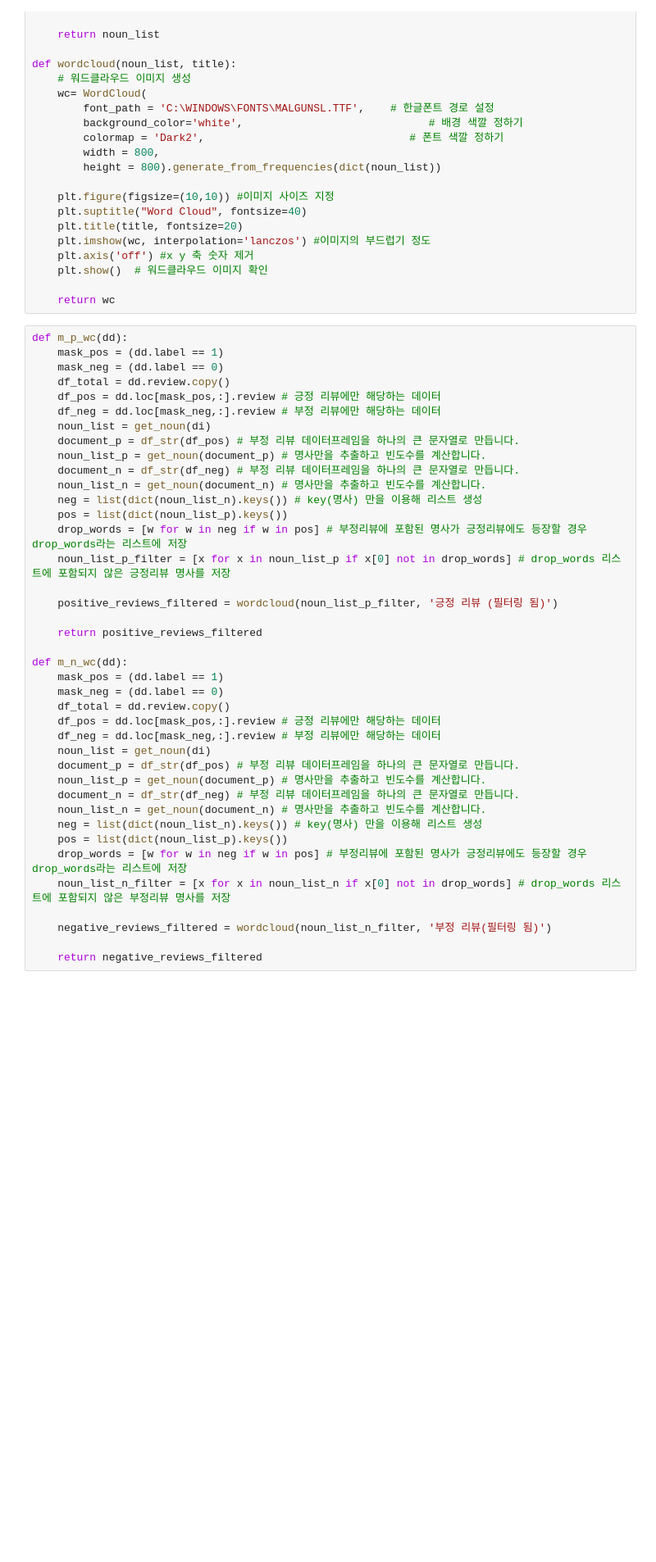
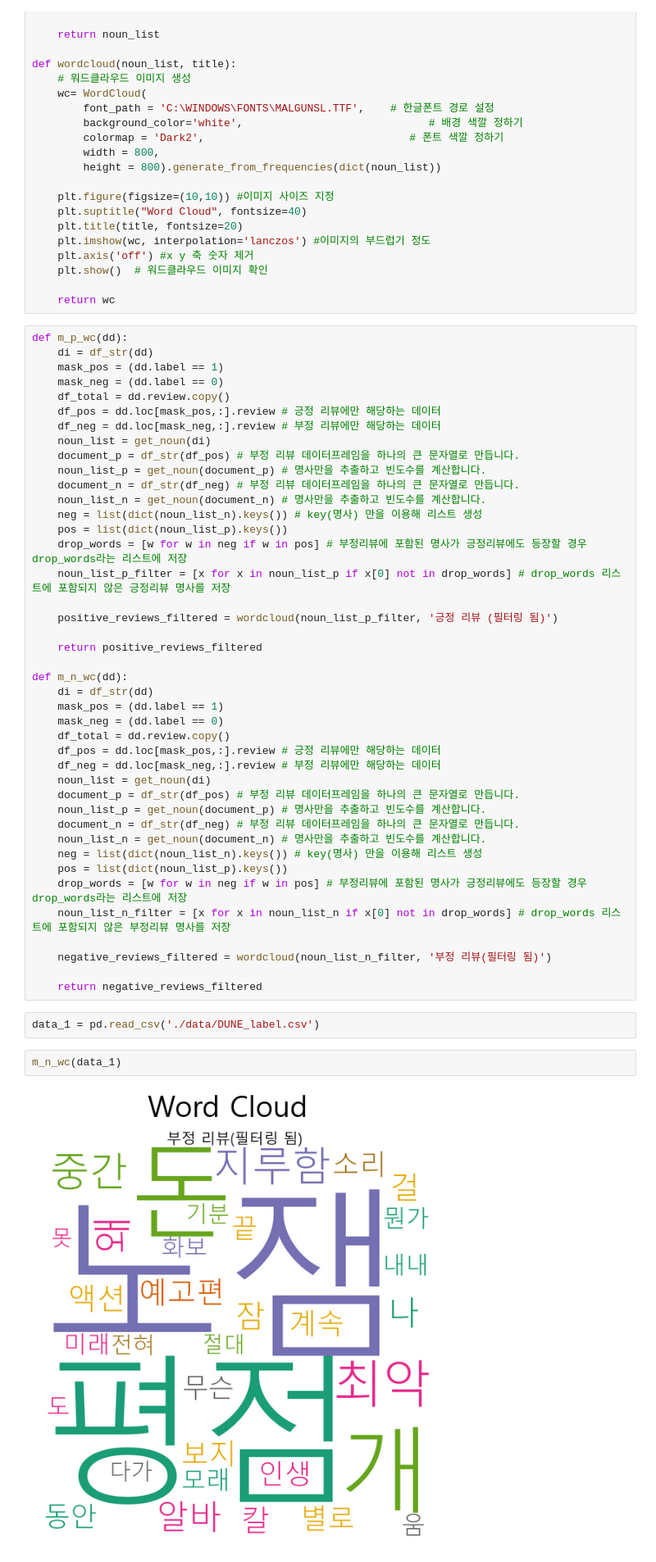
Before and after one commit to alsdnrdld/-, a Jupyter notebook: WordCloud_Automation.ipynb, the cells around one changed output. Shown at 82% size. Cells and saved outputs as stored; diff of their text form; blank space fills up the shorter version.

```diff
--- a/WordCloud_Automation.ipynb
+++ b/WordCloud_Automation.ipynb
@@ -55,6 +55,7 @@ def wordcloud(noun_list, title):
     return wc
 # %%
 def m_p_wc(dd):
+    di = df_str(dd)
     mask_pos = (dd.label == 1)
     mask_neg = (dd.label == 0)
     df_total = dd.review.copy()
@@ -75,6 +76,7 @@ def m_p_wc(dd):
     return positive_reviews_filtered
 
 def m_n_wc(dd):
+    di = df_str(dd)
     mask_pos = (dd.label == 1)
     mask_neg = (dd.label == 0)
     df_total = dd.review.copy()
@@ -93,3 +95,9 @@ def m_n_wc(dd):
     negative_reviews_filtered = wordcloud(noun_list_n_filter, '부정 리뷰(필터링 됨)')
 
     return negative_reviews_filtered
+# %%
+data_1 = pd.read_csv('./data/DUNE_label.csv')
+# %%
+m_n_wc(data_1)
+# %% [output]
+[figure, added]
```
Also changed, not shown: parts of 9 cells of this notebook.
